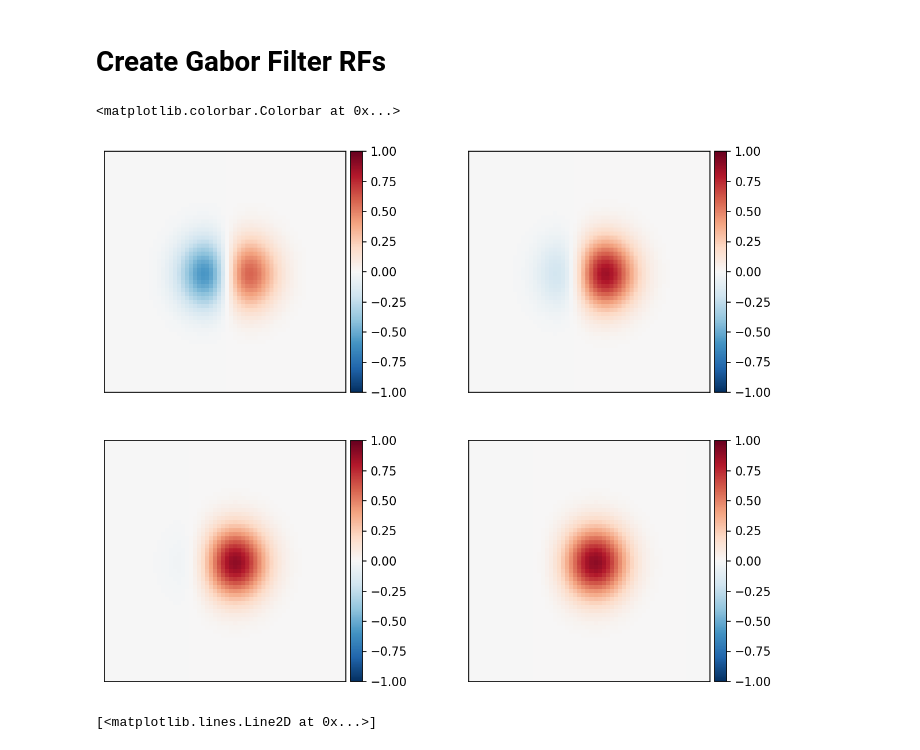
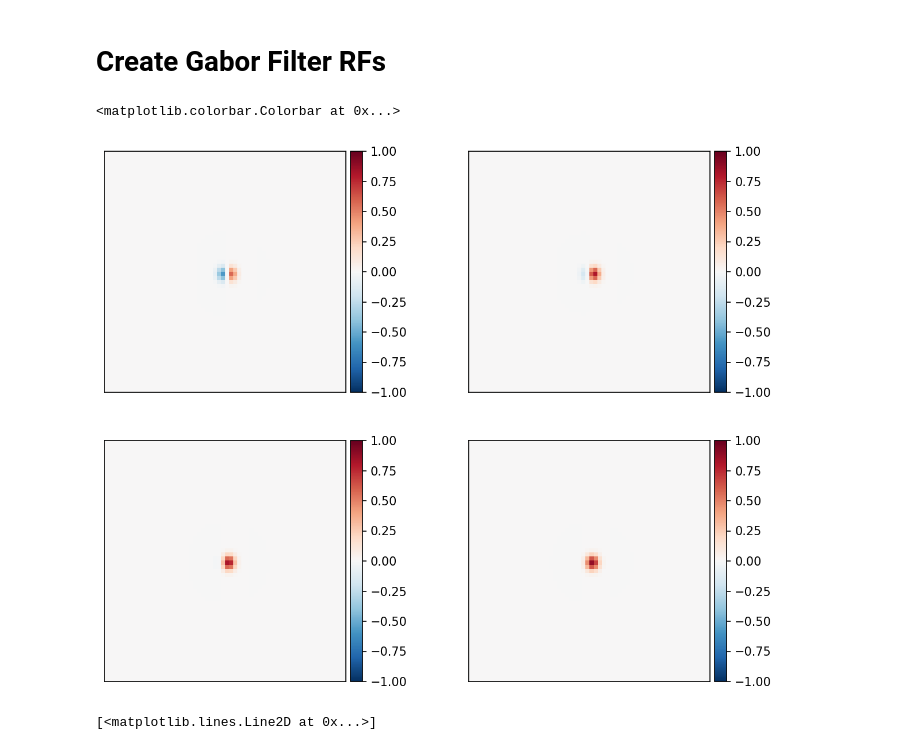
Before and after one commit to AddingAddict/OrientationSSB, a Jupyter notebook: notebooks/tuan_build_L4_RFs.ipynb, the cells around one changed output. Cells and saved outputs as stored; diff of their text form; code cells hidden in the pictures.

```diff
--- a/notebooks/tuan_build_L4_RFs.ipynb
+++ b/notebooks/tuan_build_L4_RFs.ipynb
@@ -40,21 +36,21 @@ Nlgn = N
 
 xs,ys = np.meshgrid(np.arange(N)/N-0.5,np.arange(N)/N-0.5)
 # %%
-σ = 0.1
+σ = 0.02
 k = 0.5/σ
 
 fig,axs = plt.subplots(2,2,figsize=(10,8),dpi=150)
 
 def fun(phi):
     return np.exp(-0.5*(xs**2+ys**2)/σ**2)*np.sin(k*xs+phi)/np.sqrt(np.sin(phi)**2+(k*σ)**2)#np.sin(k*σ+phi)
 
 pf.imshowbar(fig,axs[0,0],fun(0),vmin=-1,vmax=1)
 pf.imshowbar(fig,axs[0,1],fun(np.pi/8),vmin=-1,vmax=1)
 pf.imshowbar(fig,axs[1,0],fun(np.pi/4),vmin=-1,vmax=1)
 pf.imshowbar(fig,axs[1,1],fun(np.pi*3/8),vmin=-1,vmax=1)
 # %% [output]
 <matplotlib.colorbar.Colorbar at 0x...>
-[figure, old version]
+[figure, new version]
 # %%
 def squeezed_gabor_OS(sigbar,phi,thresh):
     r0 = integrate.quad(lambda θ: np.fmax(0,np.sqrt(np.sin(phi)**2+(sigbar*np.cos(θ))**2)/\
```
Also changed, not shown: parts of 8 cells of this notebook, 12 other files.
